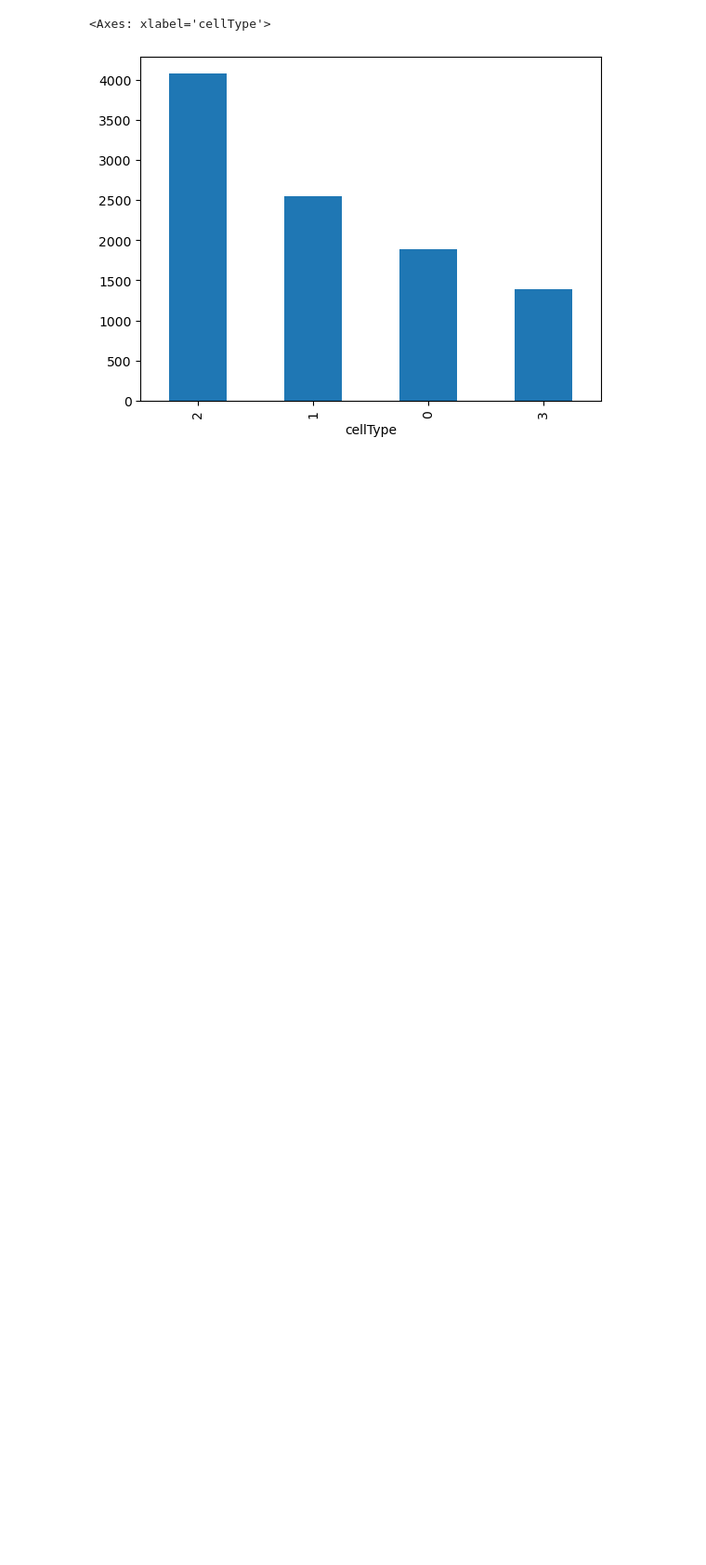
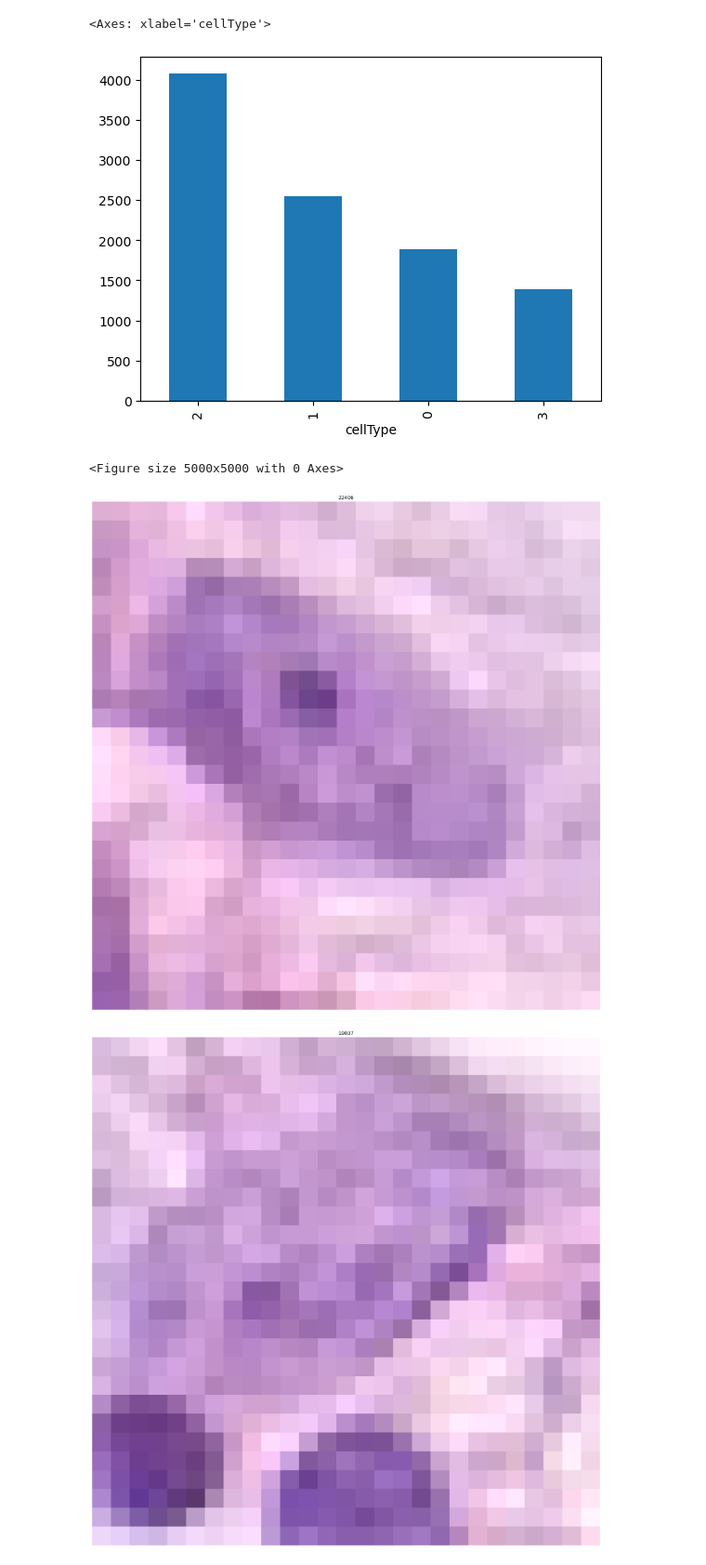
Before and after one commit to aitiab/ML_Assignment2, a Jupyter notebook: Assignment2.ipynb, the cells around one changed output. Shown: that part at 93% size. Saved outputs shown, nothing was run; the diff lists cells and outputs as text; code cells hidden in the pictures; blank space fills up the shorter version.

Commit message:
plot of each patient cells

```diff
--- a/Assignment2.ipynb
+++ b/Assignment2.ipynb
@@ -47,3 +51,31 @@ data['cellType'].value_counts().plot(kind='bar')
 # %% [output]
 <Axes: xlabel='cellType'>
 [figure]
+# %%
+from PIL import Image
+import matplotlib.pyplot as plt
+from skimage.feature import hog
+# from skimage import data, exposure
+from skimage.io import imread
+from skimage.color import rgba2rgb, rgb2gray
+
+patient_dict = {}
+for i in range (len(data['patientID'].unique())):
+    patient_dict[i] = data[data['patientID'] == i]
+# %%
+
+
+# len(patient_dict)
+for i in range(3):
+    patient = patient_dict[i]
+    plt.figure(figsize=(50,50))
+    for j in range(len(patient)):
+        im = imread(f'./Image_classification_data/patch_images/{patient.iloc[i]['ImageName']}', as_gray=False, plugin=None)
+        plt.subplot(2, 2, i + 1)
+        plt.title(patient.iloc[i]['InstanceID'])
+        plt.imshow(im, cmap=plt.cm.gray)
+        plt.axis('off')
+# %% [output]
+<Figure size 5000x5000 with 0 Axes>
+[figure, added]
+[figure, added]
```
Also changed, not shown: parts of 3 cells of this notebook.
